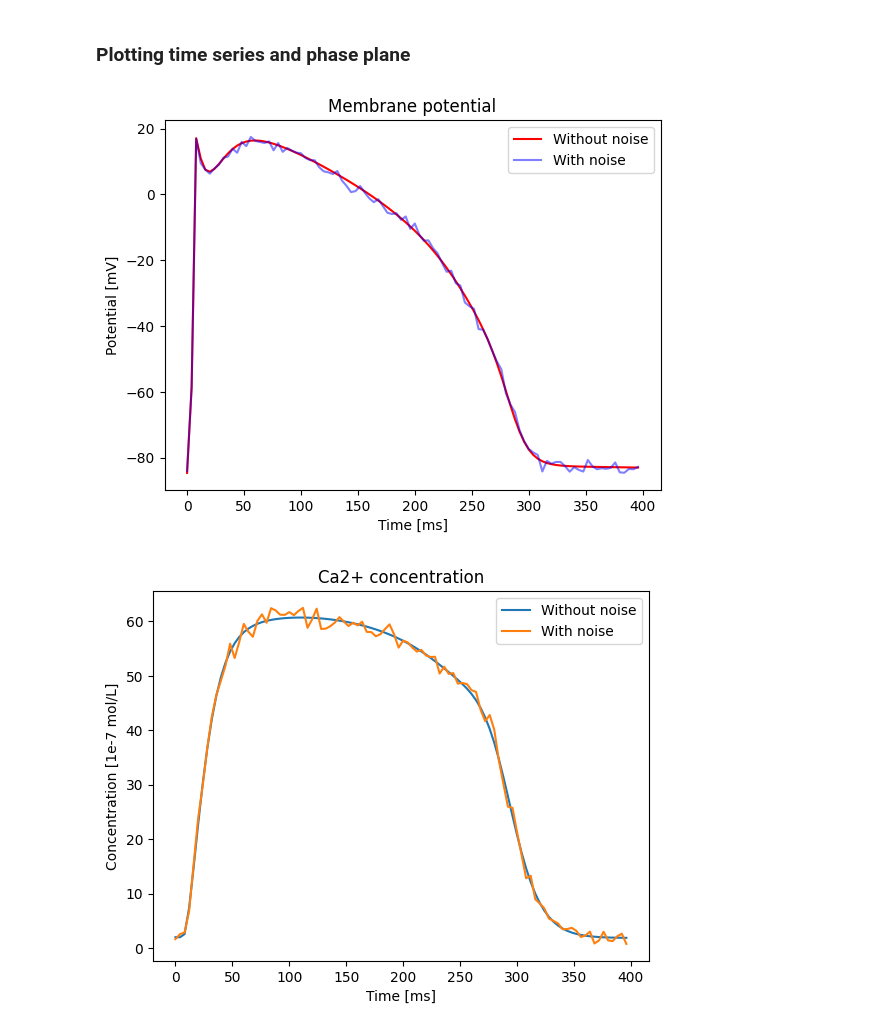
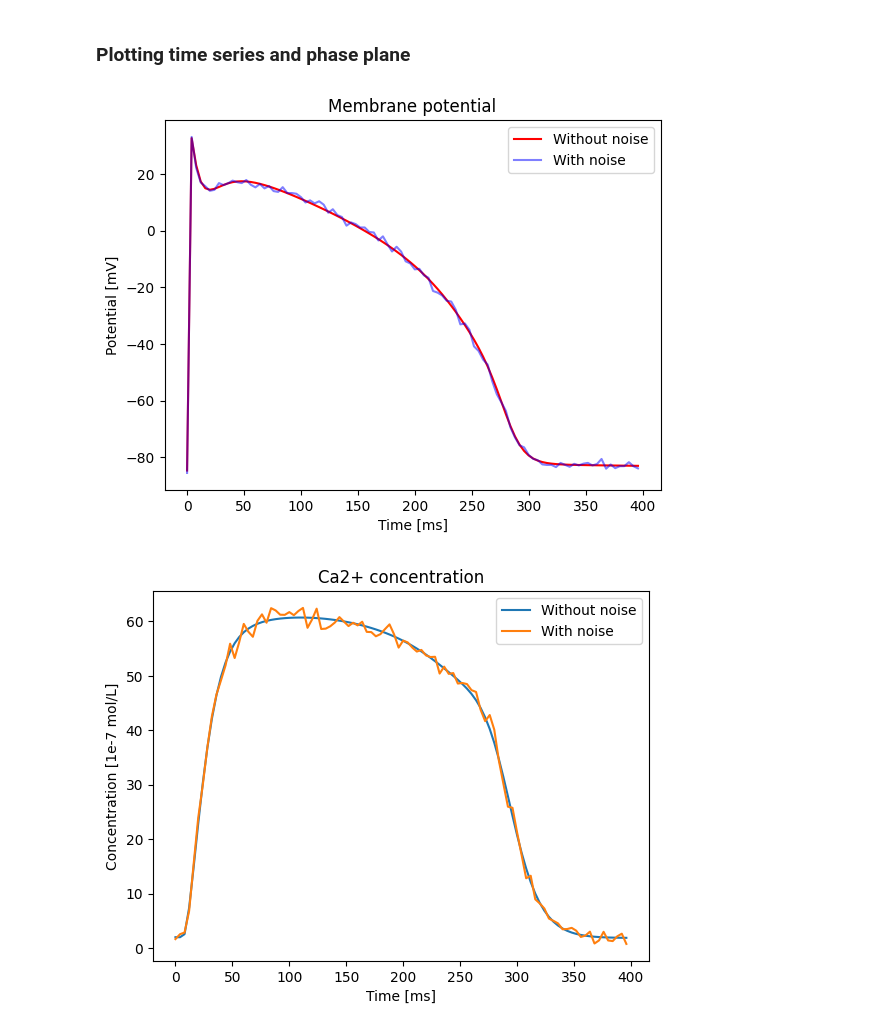
Before and after one commit to mghosh00/CardiacModels, a Jupyter notebook: cardiac_models/examples/beeler_reuter/beeler_reuter.ipynb, the cells around one changed output. Saved outputs shown, nothing was run; the diff lists cells and outputs as text; code cells hidden in the pictures.

Commit message:
Updated beeler_reuter.ipynb and uploading some of the .png files

```diff
--- a/cardiac_models/examples/beeler_reuter/beeler_reuter.ipynb
+++ b/cardiac_models/examples/beeler_reuter/beeler_reuter.ipynb
@@ -103,7 +103,8 @@ $V$, and the calcium concentration, $c$, we will use these as the only outputs o
 # %%
 class BeelerReuterModel(pints.ForwardModel):
 
-    def __init__(self, initial_conditions, stimulating_current, fixed_params=None, outputs=["V", "c"]):
+    def __init__(self, initial_conditions, stimulating_current, fixed_params=None, outputs=["V", "c"],
+                 rtol=10**(-3), atol=10**(-6)):
         """Initialises the forward model with certain fixed parameters passed to the method
         as key-value pairs.
         """
@@ -125,6 +126,8 @@ class BeelerReuterModel(pints.ForwardModel):
         assert 1 <= len(outputs) <= 8
         assert set(outputs).issubset(set(self._variable_names))
         self._outputs = outputs
+        self._rtol = rtol
+        self._atol = atol
 
     def get_param_names(self):
         """Returns the parameter names.
@@ -164,7 +167,8 @@ class BeelerReuterModel(pints.ForwardModel):
         sol = si.solve_ivp(fun=self._rhs, t_span=t_span, y0=y0,
                            t_eval=times, args=(g_Na, g_NaC, g_K1, g_K2, g_x, g_Ca,
                                                V_Na, V_K1, V_K2, V_K3, V_x1, V_x2, V_Ca,
-                                               self._stim_start, self._stim_period, self._stim_duration, self._stim_amplitude))
+                                               self._stim_start, self._stim_period, self._stim_duration, self._stim_amplitude),
+                           rtol=self._rtol, atol=self._atol)
 
         # Now we find which outputs we wish to use
         output_indices = [self._variable_names.index(variable) for variable in self._outputs]
@@ -252,4 +256,10 @@ Nernst potentials and other potential constants: $V_{Na},$ $V_{K_1},$ $V_{K_2},$
 fixed_params = {"V_Na": 50, "V_K1": -85, "V_K2": -53, "V_K3": -23, "V_x1": -77, "V_x2": -35, "V_Ca": -82.3}
 # fixed_params = None
 # Stimulation parameters [stim_start, stim_period, stim_duration, stim_amplitude]
-stim_params = [1, 1000, 1, 25]
+stim_params = [1, 1000, 2, 25]
+# %%
+model = BeelerReuterModel(initial_conditions, stim_params, fixed_params=fixed_params, outputs=["V"], rtol=10**(-8), atol=10**(-8))
+param_names = model.get_unfixed_param_names()
+print(param_names)
+parameters = np.array([4, 0.003, 1.4, 0.07, 0.8, 0.09])
+times = np.arange(0, 400, 4)
@@ -283,18 +289,19 @@ noisy_df.to_csv("simulation_outputs/noisy_data_V.csv")
+# %%
+noisy_data = pd.read_csv("simulation_outputs/noisy_data_tol.csv", index_col=0).to_numpy()
+# V, c = data[:, 0], data[:, 1]
 # %%
-noisy_data = pd.read_csv("simulation_outputs/noisy_data_V.csv", index_col=0).to_numpy()
-# V, c = data[:, 0], data[:, 1]
 V = data[:, 0]
 # noisy_V, noisy_c = noisy_data[:, 0], noisy_data[:, 1]
 noisy_V = noisy_data[:, 0]
 plt.plot(times, V, "-r", label="Without noise")
 plt.plot(times, noisy_V, "-b", alpha=0.5, label="With noise")
 plt.xlabel("Time [ms]")
 plt.ylabel("Potential [mV]")
 plt.legend()
 plt.title("Membrane potential")
-plt.savefig("simulation_outputs/time_series_V_only.png")
+plt.savefig("simulation_outputs/time_series_tol.png")
 # %% [output]
-[figure, old version]
+[figure, new version]
 # %%
 plt.plot(times, c, label="Without noise")
 plt.plot(times, noisy_c, label="With noise")
```
Also changed, not shown: parts of 34 cells of this notebook, 6 other files.
